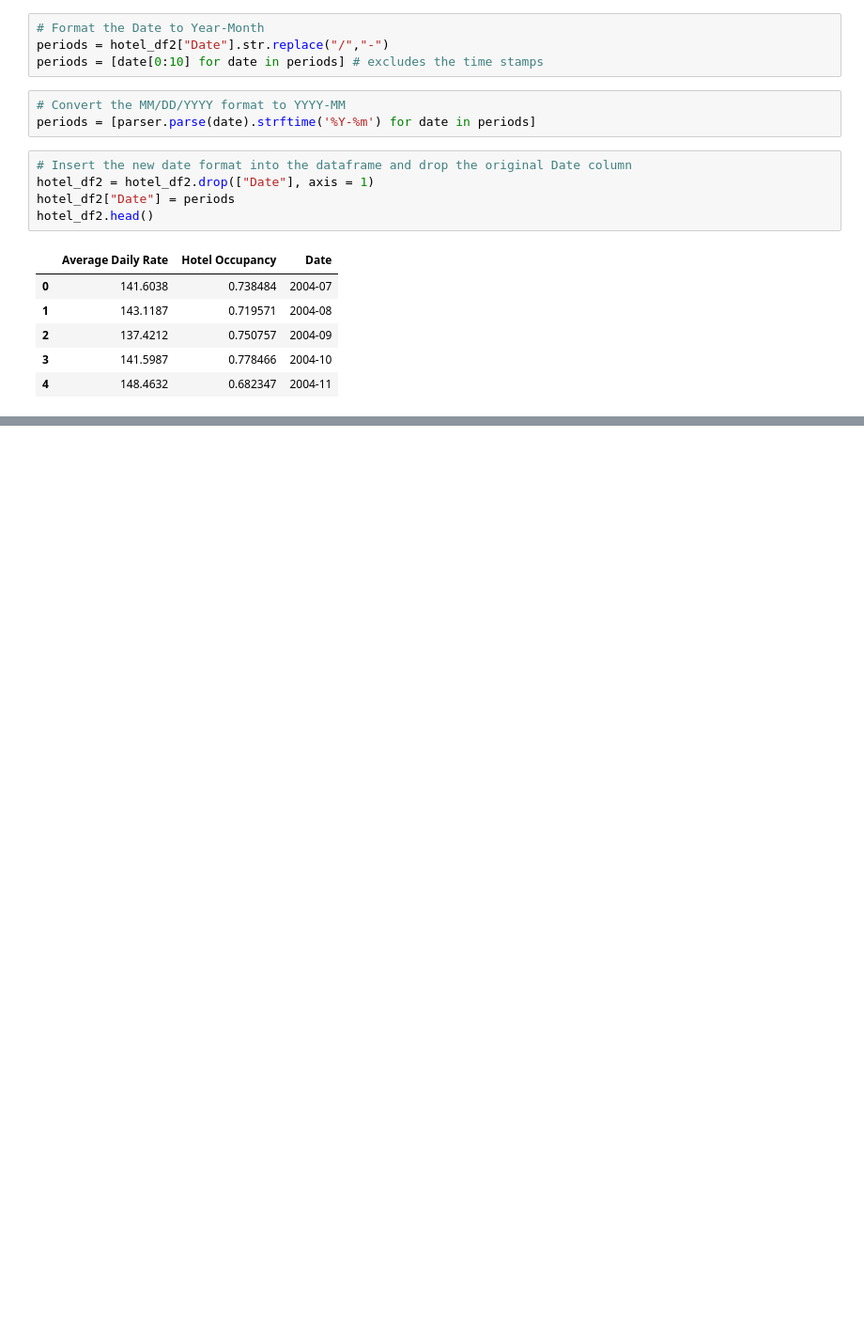
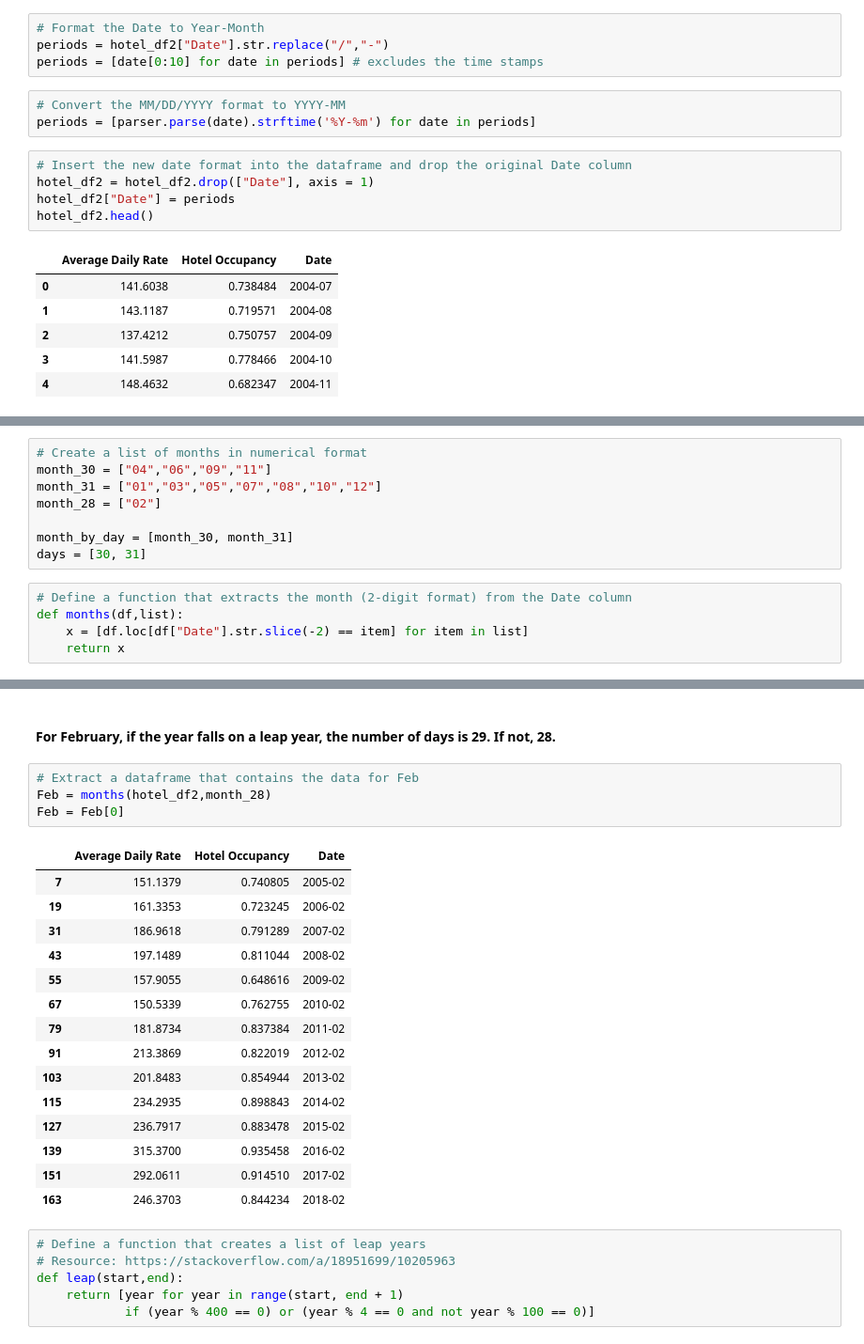
Before and after one commit to rochiecuevas/shared_accommodations, a Jupyter notebook: Hotel Data/Hotel_rates.ipynb, the cells around one changed output, grey strips where cells are left out. Shown at 94% size. Cells and saved outputs as stored; diff of their text form; blank space fills up the shorter version.

```diff
--- a/Hotel Data/Hotel_rates.ipynb
+++ b/Hotel Data/Hotel_rates.ipynb
@@ -48,0 +52,13 @@ hotel_df2.head()
+# %%
+# Create a list of months in numerical format
+month_30 = ["04","06","09","11"]
+month_31 = ["01","03","05","07","08","10","12"]
+month_28 = ["02"]
+
+month_by_day = [month_30, month_31]
+days = [30, 31]
+# %%
+# Define a function that extracts the month (2-digit format) from the Date column
+def months(df,list):
+    x = [df.loc[df["Date"].str.slice(-2) == item] for item in list]
+    return x
@@ -48,0 +88,28 @@ hotel_df2.head()
+# %% [markdown]
+#### For February, if the year falls on a leap year, the number of days is 29. If not, 28.
+# %%
+# Extract a dataframe that contains the data for Feb
+Feb = months(hotel_df2,month_28)
+Feb = Feb[0]
+# %% [output]
+|  | Average Daily Rate | Hotel Occupancy | Date |
+| 7 | 151.1379 | 0.740805 | 2005-02 |
+| 19 | 161.3353 | 0.723245 | 2006-02 |
+| 31 | 186.9618 | 0.791289 | 2007-02 |
+| 43 | 197.1489 | 0.811044 | 2008-02 |
+| 55 | 157.9055 | 0.648616 | 2009-02 |
+| 67 | 150.5339 | 0.762755 | 2010-02 |
+| 79 | 181.8734 | 0.837384 | 2011-02 |
+| 91 | 213.3869 | 0.822019 | 2012-02 |
+| 103 | 201.8483 | 0.854944 | 2013-02 |
+| 115 | 234.2935 | 0.898843 | 2014-02 |
+| 127 | 236.7917 | 0.883478 | 2015-02 |
+| 139 | 315.3700 | 0.935458 | 2016-02 |
+| 151 | 292.0611 | 0.914510 | 2017-02 |
+| 163 | 246.3703 | 0.844234 | 2018-02 |
+# %%
+# Define a function that creates a list of leap years
+# Resource: https://stackoverflow.com/a/18951699/10205963
+def leap(start,end):
+    return [year for year in range(start, end + 1)
+            if (year % 400 == 0) or (year % 4 == 0 and not year % 100 == 0)]
```
Also changed, not shown: parts of 14 cells of this notebook, 2 other files.
